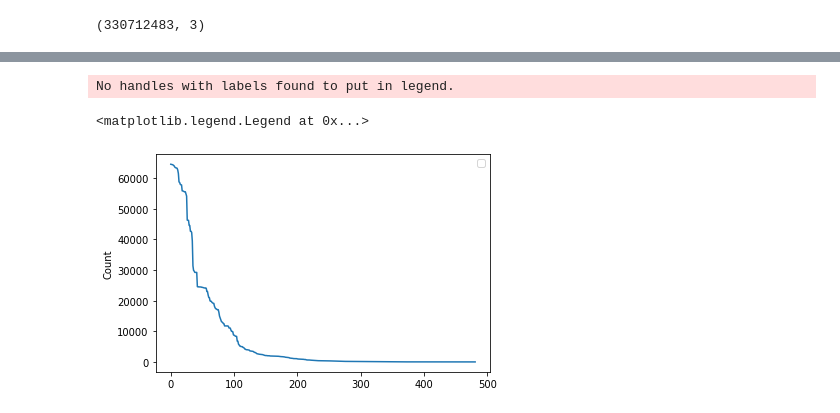
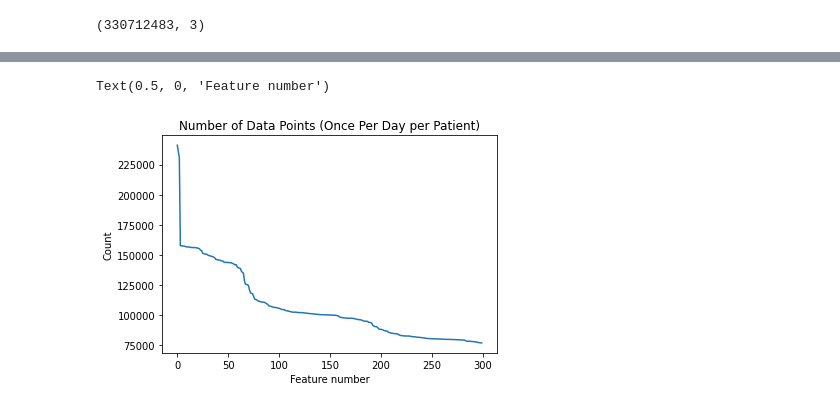
Before and after one commit to Gareth001/thesis, a Jupyter notebook: notebooks/MIMIC features.ipynb, the cells around one changed output, grey strips where cells are left out. Saved outputs shown, nothing was run; the diff lists cells and outputs as text; code cells hidden in the pictures.

```diff
--- a/notebooks/MIMIC features.ipynb
+++ b/notebooks/MIMIC features.ipynb
@@ -11,10 +14,6 @@ import matplotlib.pyplot as plt
 %%time
 # load all rows in chartevents
 df = pd.read_csv("../mimic/data_raw/CHARTEVENTS.csv.gz",
-            usecols=["ITEMID"],
-            dtype={"ITEMID": int})
-
-# get count of each itemid
-counts = df["ITEMID"].value_counts().sort_values(ascending=False)
-del df
+            usecols=["ITEMID", "CHARTTIME", "HADM_ID"],
+            dtype={"ITEMID": int, "HADM_ID":int})
 # %% [output]
@@ -67,6 +72,0 @@ plt.show(fig)
-# %%
-%%time
-# load all rows in chartevents
-df = pd.read_csv("../mimic/data_raw/CHARTEVENTS.csv.gz",
-            usecols=["ITEMID", "CHARTTIME", "HADM_ID"],
-            dtype={"ITEMID": int, "HADM_ID":int})
@@ -92,6 +94,6 @@ Wall time: 3min 31s
 df['test'] = 1
 # %%
 %%time
-pivot = pd.pivot_table(df[:20000000], index=["HADM_ID", "CHARTDATE"], columns="ITEMID",
+pivot = pd.pivot_table(df, index=["HADM_ID", "CHARTDATE"], columns="ITEMID",
             aggfunc="first", values="test", fill_value=np.nan)
 # %% [output]
@@ -99,10 +102,10 @@ Wall time: 7.79 s
+# %%
+new_counts = pivot.count().sort_values(ascending=False)
 # %%
-sns.lineplot(data=pivot.count().sort_values(ascending=False).reset_index()[0])
-# plt.title('Number of Outcomes at Each Day')
+sns.lineplot(data=new_counts.reset_index()[0][:300])
+plt.title('Number of Data Points (Once Per Day per Patient)')
 plt.ylabel('Count')
-# plt.xlabel('Day')
-plt.legend()
+plt.xlabel('Feature number')
 # %% [output]
-No handles with labels found to put in legend.
+Text(0.5, 0, 'Feature number')
-<matplotlib.legend.Legend at 0x...>
-[figure, old version]
+[figure, new version]
```
Also changed, not shown: parts of 16 cells of this notebook.
